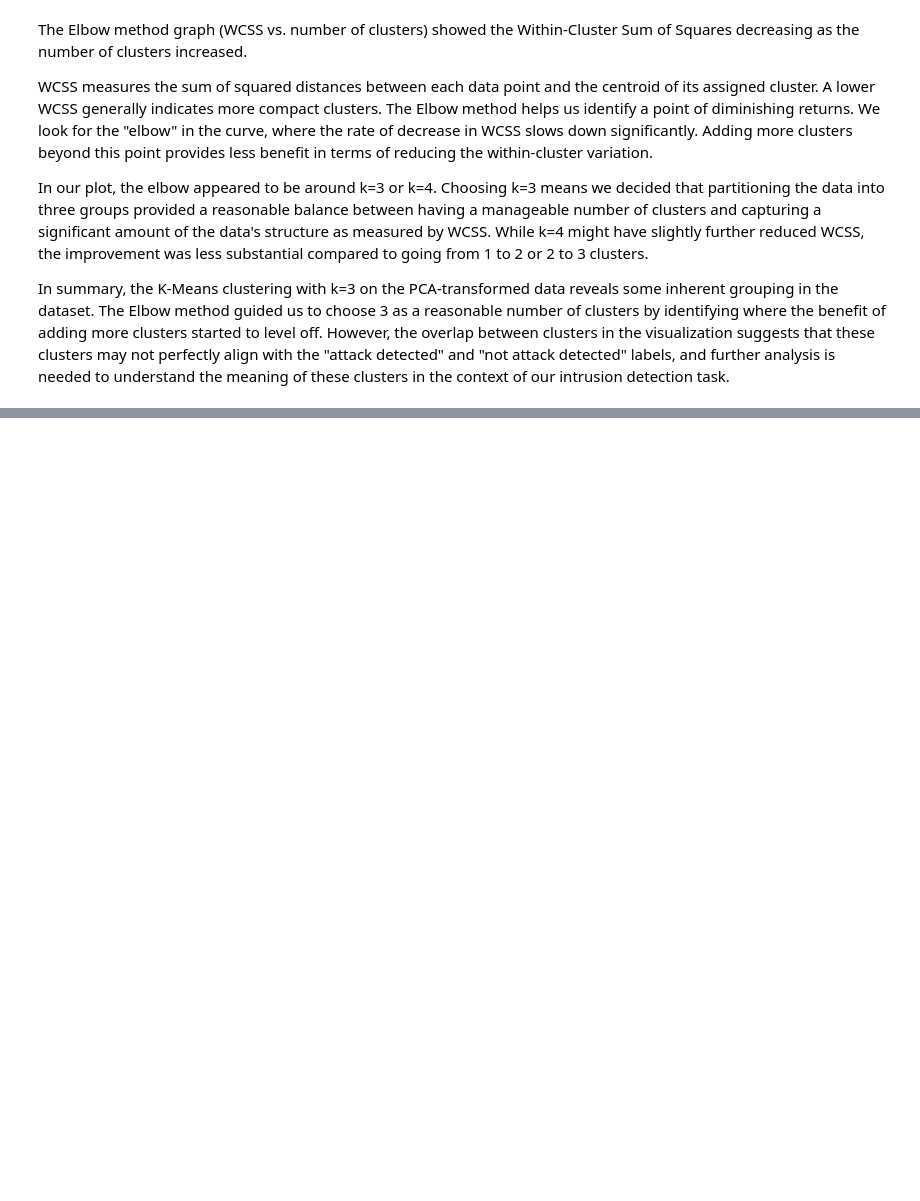
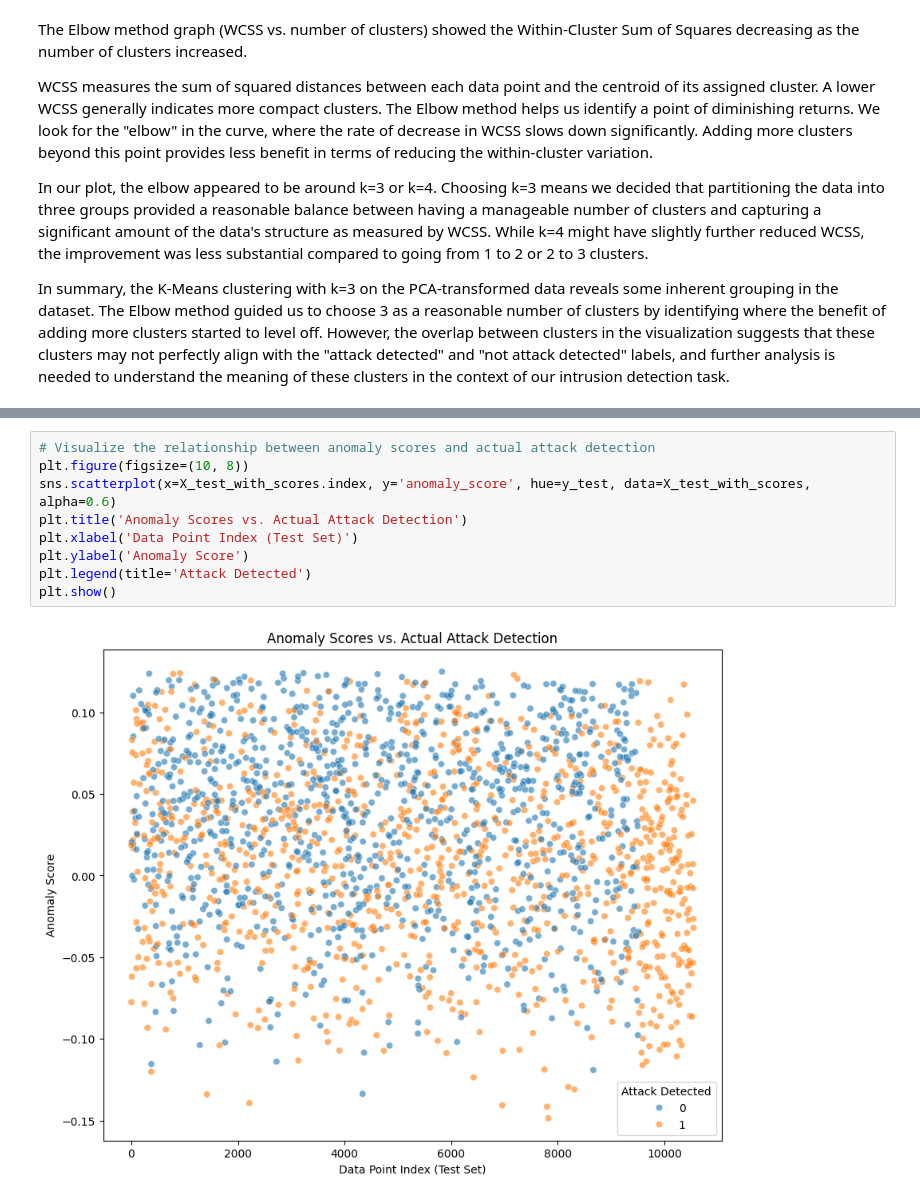
Before and after one commit to aminayusif/Intrudex, a Jupyter notebook: Intrudex_Cybersecurity_Intrusion_Detection_Analysis.ipynb, the cells around one changed output, grey strips where cells are left out. Cells and saved outputs as stored; diff of their text form; blank space fills up the shorter version.

```diff
--- a/Intrudex_Cybersecurity_Intrusion_Detection_Analysis.ipynb
+++ b/Intrudex_Cybersecurity_Intrusion_Detection_Analysis.ipynb
@@ -1008,0 +1066,11 @@ In summary, the K-Means clustering with k=3 on the PCA-transformed data reveals
+# %%
+# Visualize the relationship between anomaly scores and actual attack detection
+plt.figure(figsize=(10, 8))
+sns.scatterplot(x=X_test_with_scores.index, y='anomaly_score', hue=y_test, data=X_test_with_scores, alpha=0.6)
+plt.title('Anomaly Scores vs. Actual Attack Detection')
+plt.xlabel('Data Point Index (Test Set)')
+plt.ylabel('Anomaly Score')
+plt.legend(title='Attack Detected')
+plt.show()
+# %% [output]
+[figure, added]
```
Also changed, not shown: parts of 27 cells of this notebook.
